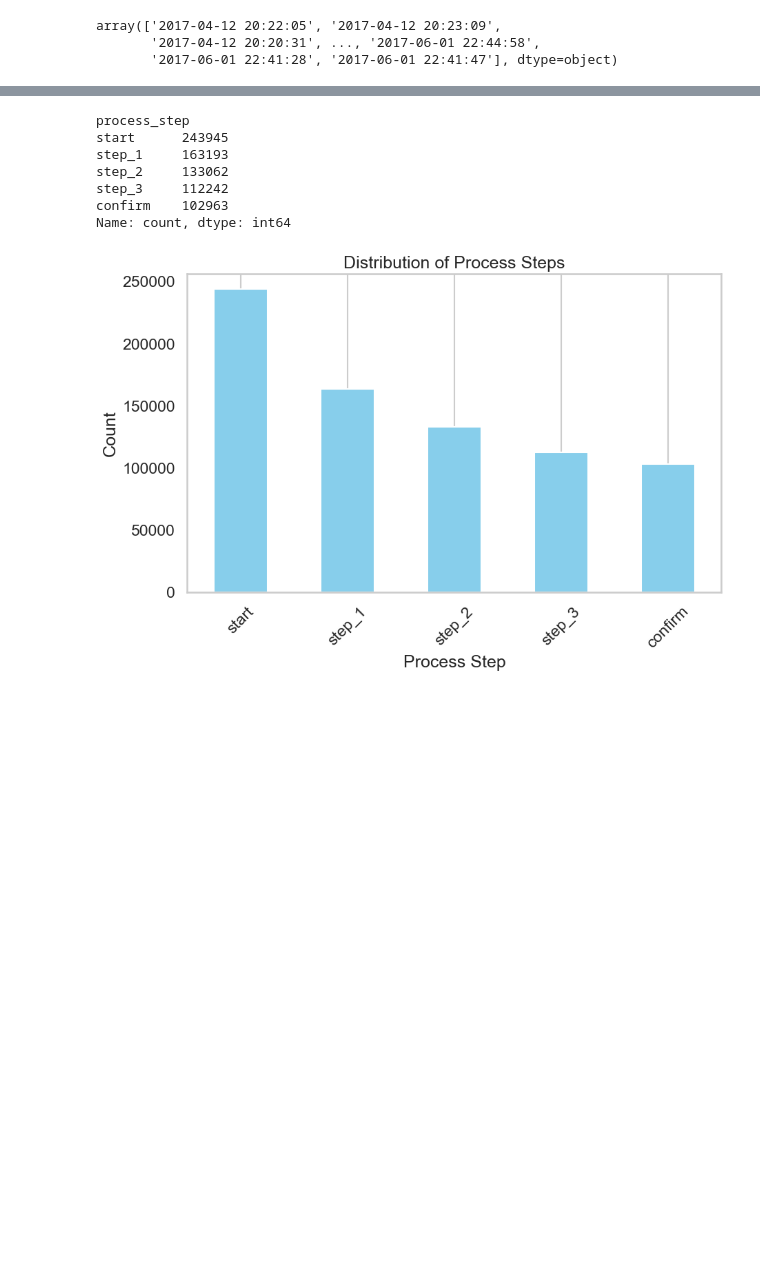
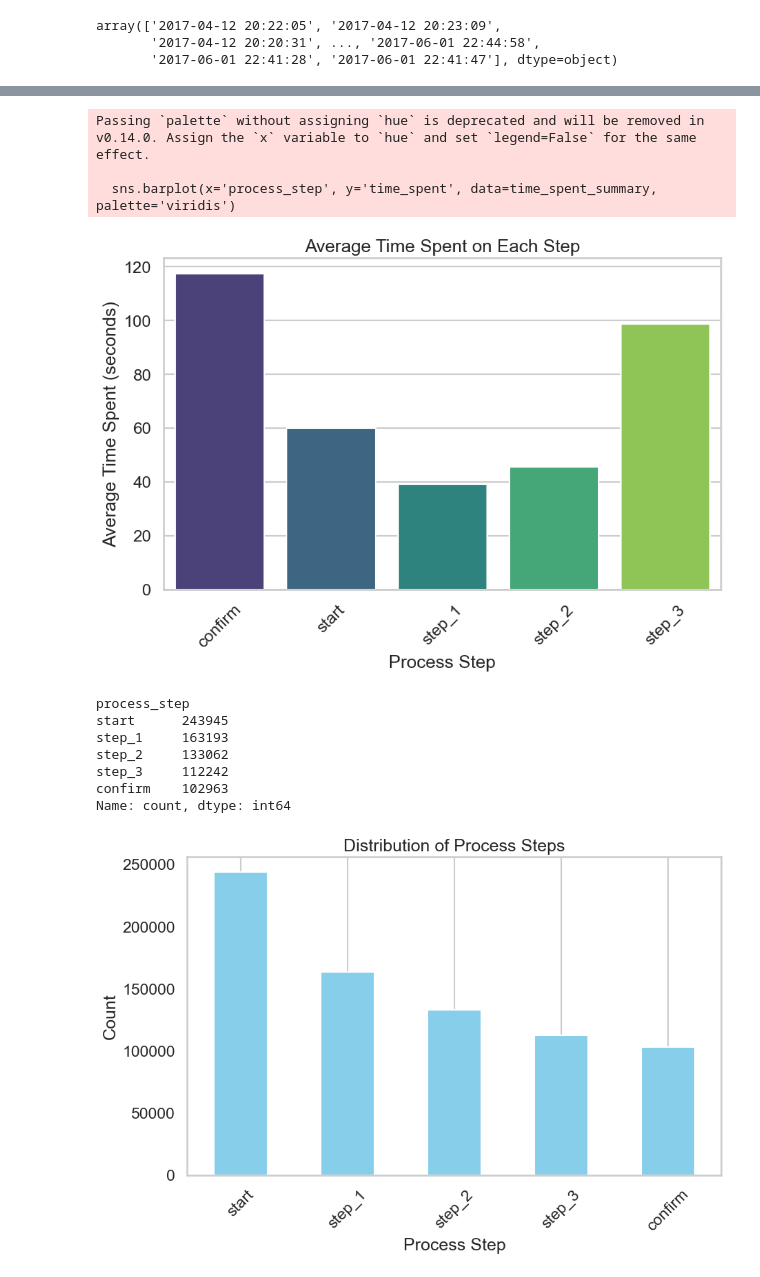
Before and after one commit to Josepdmo/PROJECT2, a Jupyter notebook: EXPLORATORY.ipynb, the cells around one changed output, grey strips where cells are left out. Saved outputs shown, nothing was run; the diff lists cells and outputs as text; code cells hidden in the pictures; blank space fills up the shorter version.

```diff
--- a/EXPLORATORY.ipynb
+++ b/EXPLORATORY.ipynb
@@ -417,0 +480,14 @@ array(['2017-04-12 20:22:05', '2017-04-12 20:23:09',
+# %%
+# Sort by visit_id and date_time
+df = df.sort_values(by=['visit_id', 'date_time'])
+# %%
+# Calculate time spent on each step
+df['time_spent'] = df.groupby('visit_id')['date_time'].diff().dt.total_seconds()
+# %%
+# Fill NaN values in time_spent with 0 for the first step
+df['time_spent'] = df['time_spent'].fillna(0)
+# %%
+# Calculate average time spent on each step
+time_spent_summary = df.groupby('process_step')['time_spent'].mean().reset_index()
+print("Average Time Spent on Each Step:")
+print(time_spent_summary)
@@ -418,3 +502,19 @@ array(['2017-04-12 20:22:05', '2017-04-12 20:23:09',
+# %%
+# Plotting the average time spent on each step
+plt.figure(figsize=(10, 6))
+sns.barplot(x='process_step', y='time_spent', data=time_spent_summary, palette='viridis')
+
+# Adding titles and labels
+plt.title('Average Time Spent on Each Step')
+plt.xlabel('Process Step')
+plt.ylabel('Average Time Spent (seconds)')
+plt.xticks(rotation=45)
+plt.show()
+# %% [output]
+Passing `palette` without assigning `hue` is deprecated and will be removed in v0.14.0. Assign the `x` variable to `hue` and set `legend=False` for the same effect.
+
+  sns.barplot(x='process_step', y='time_spent', data=time_spent_summary, palette='viridis')
+[figure, added]
 # %%
 process_step_counts = df['process_step'].value_counts()
 process_step_counts
```
Also changed, not shown: parts of 30 cells of this notebook.
